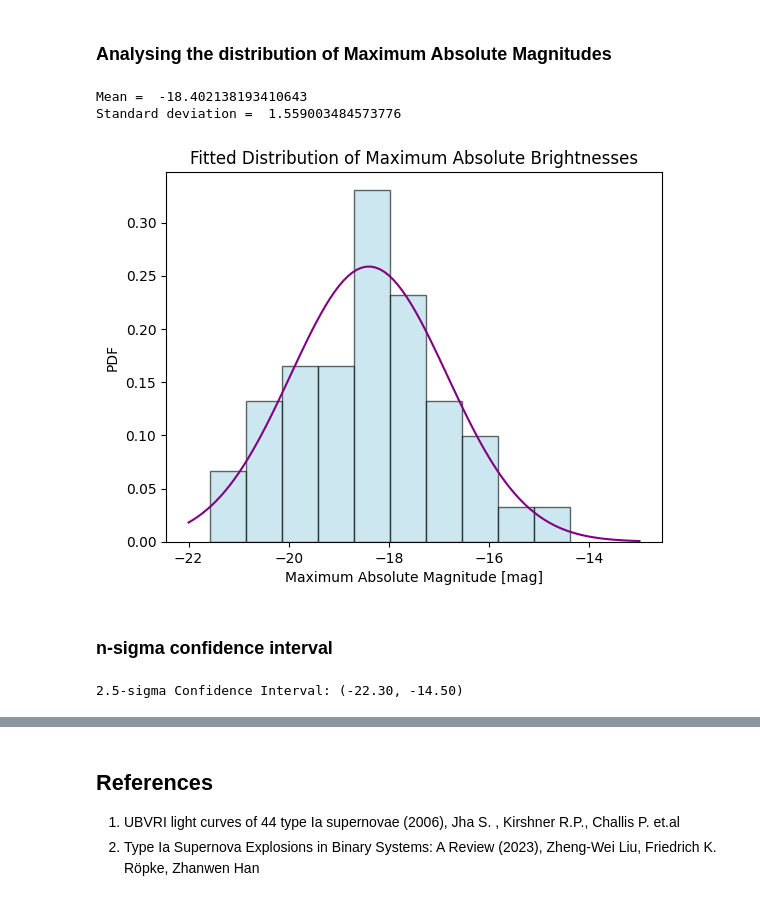
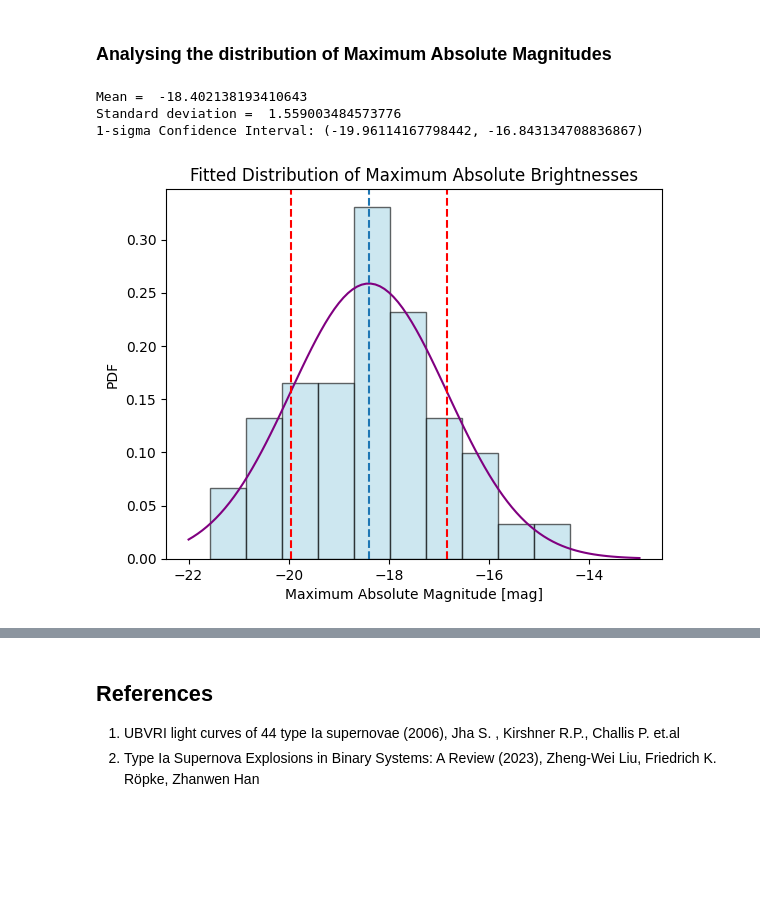
Before and after one commit to ThomasSchallar/statistics, a Jupyter notebook: main_file.ipynb, the cells around one changed output, grey strips where cells are left out. Saved outputs shown, nothing was run; the diff lists cells and outputs as text; code cells hidden in the pictures; blank space fills up the shorter version.

```diff
--- a/main_file.ipynb
+++ b/main_file.ipynb
@@ -33,18 +33,20 @@ The CfA program relies on a network of amateur and professional astronomers for
 # %%
 import pandas as pd
 import matplotlib.pyplot as plt
-from astropy.time import Time
+#from astropy.time import Time  # suddenly does not recognize astropy
 
 file= "sn2000cx_UBVRI.dat"
 df= pd.read_table( file, comment="#", sep="[ ]+", engine="python", header=0, names=["HJD","U","Uerr","B","Berr","V","Verr","R","Rerr","I","Ierr"] )
 df[df == 99.999]= float( "NaN" )
-for i in df["HJD"].index:
-  df["HJD"].iat[i]= Time(df["HJD"].iat[i], format='jd', scale='utc').iso[0:10]
+
+"""for i in df["HJD"].index:
+  df["HJD"].iat[i]= Time(df["HJD"].iat[i], format='jd', scale='utc').iso[0:10]"""
+
 for filter, color in [["U","violet"],["B","blue"],["V","green"],["R","red"],["I","#800000"]]:
   plt.plot( df["HJD"].values, df[filter].values, label=filter, color=color )
 plt.title( file )
 #plt.xlabel( "HJD" )
-plt.ylabel( "-Mag" )
+plt.ylabel( "Mag" )
 plt.legend()
 plt.xticks( rotation=270 )
 plt.gca().invert_yaxis()
@@ -412,51 +424,37 @@ counts, bins, patches = plt.hist(max_abs_mag, bins = 10, edgecolor='black', colo
 plt.xlabel('Maximum Absolute Magnitude [mag]')
 plt.ylabel('PDF')
 plt.title('Fitted Distribution of Maximum Absolute Brightnesses')
 
 
 #define function to fit
 def gaussian(x, a, mu, sigma):
     return a*np.exp(-(x-mu)**2/(2*sigma**2))
 
 #calculate bin center to use as y data to fit
 bins = (bins[:-1] + np.diff(bins) / 2)
 
 #create an arbitrary x axis to fit
 x_values_to_fit = np.linspace(-22,-13,100)
 
 # fit the data and plot the result
 param, cov = curve_fit(gaussian, bins,counts, p0=[1, np.mean(max_abs_mag), np.std(max_abs_mag)])
 plt.plot(x_values_to_fit, gaussian(x_values_to_fit, *param), '-', color = 'purple', lw=1.5)
 
 # access fit parameters
 mean_gaus = param[1] #mean of gaussian dist
 std_gaus   = param[2] #stdev of the dist
 
 print('Mean = ', mean_gaus)
 print('Standard deviation = ', std_gaus)
+print(f"1-sigma Confidence Interval: ({mean_gaus-std_gaus}, {mean_gaus+std_gaus})")
+
+plt.axvline(mean_gaus, linestyle = 'dashed')
+plt.axvline(mean_gaus - std_gaus, color = 'red', linestyle = 'dashed')
+plt.axvline(mean_gaus + std_gaus, color = 'red', linestyle = 'dashed')
 
 plt.show()
 # %% [output]
 Mean =  -18.402138193410643
 Standard deviation =  1.559003484573776
+1-sigma Confidence Interval: (-19.96114167798442, -16.843134708836867)
-[figure, old version]
+[figure, new version]
-# %% [markdown]
-### n-sigma confidence interval
-# %%
-from scipy.stats import norm
-
-def n_sigma_confidence_interval(sigma, mu, n):
-    # Calculate the confidence interval
-    lower_bound = mu - n * sigma
-    upper_bound = mu + n * sigma
-
-    return lower_bound, upper_bound
-
-
-n = 2.5
-
-lower, upper = n_sigma_confidence_interval(std_gaus, mean_gaus, n)
-
-print(f"{n}-sigma Confidence Interval: ({lower:.2f}, {upper:.2f})")
-# %% [output]
-2.5-sigma Confidence Interval: (-22.30, -14.50)
```
Also changed, not shown: parts of 32 cells of this notebook, 1 other file.
